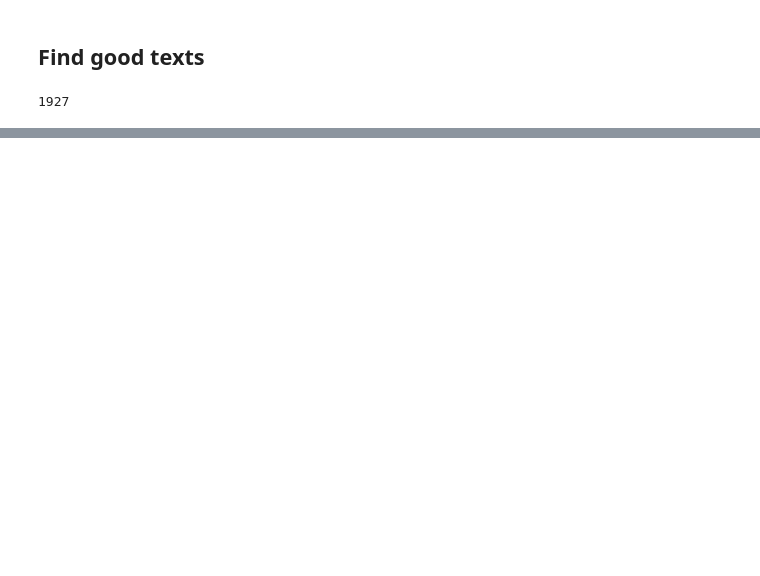
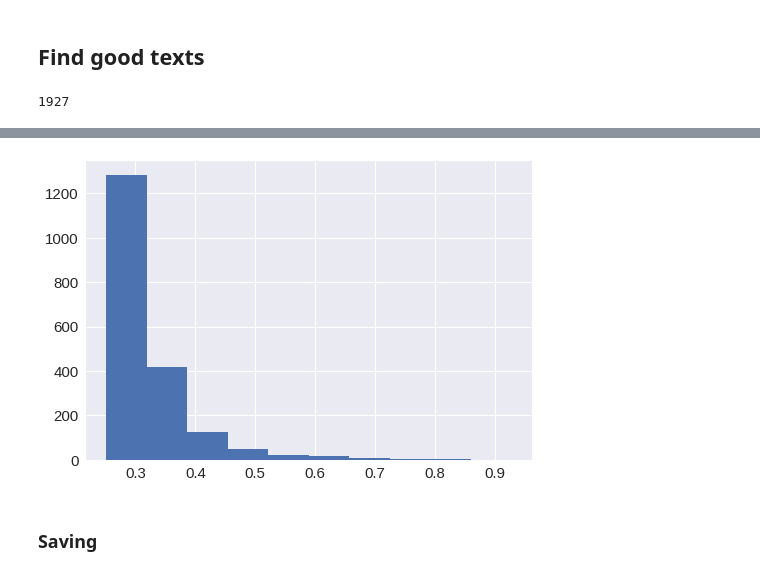
Before and after one commit to sergak0/AIIJC, a Jupyter notebook: dataset creating.ipynb, the cells around one changed output, grey strips where cells are left out. Saved outputs shown, nothing was run; the diff lists cells and outputs as text; code cells hidden in the pictures; blank space fills up the shorter version.

```diff
--- a/dataset creating.ipynb
+++ b/dataset creating.ipynb
@@ -289,0 +162,5 @@ for k in classes:
+# %%
+plt.hist(tasks_df['score'])
+plt.show()
+# %% [output]
+[figure, added]
@@ -290,2 +169,4 @@ for k in classes:
+# %% [markdown]
+### Saving
 # %%
 # add_df[add_df['score'] < 0.70].to_csv('unknown_dataset.csv')
```
Also changed, not shown: parts of 42 cells of this notebook, 7 other files.
